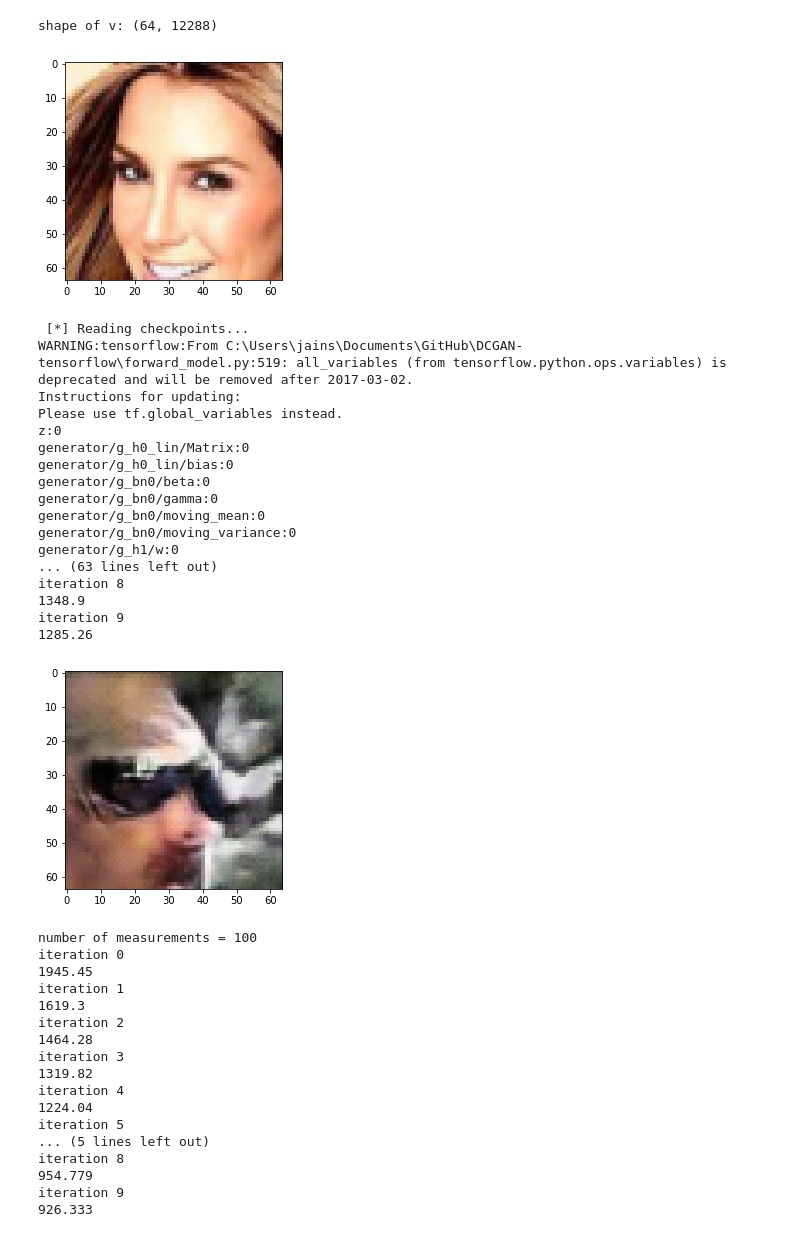
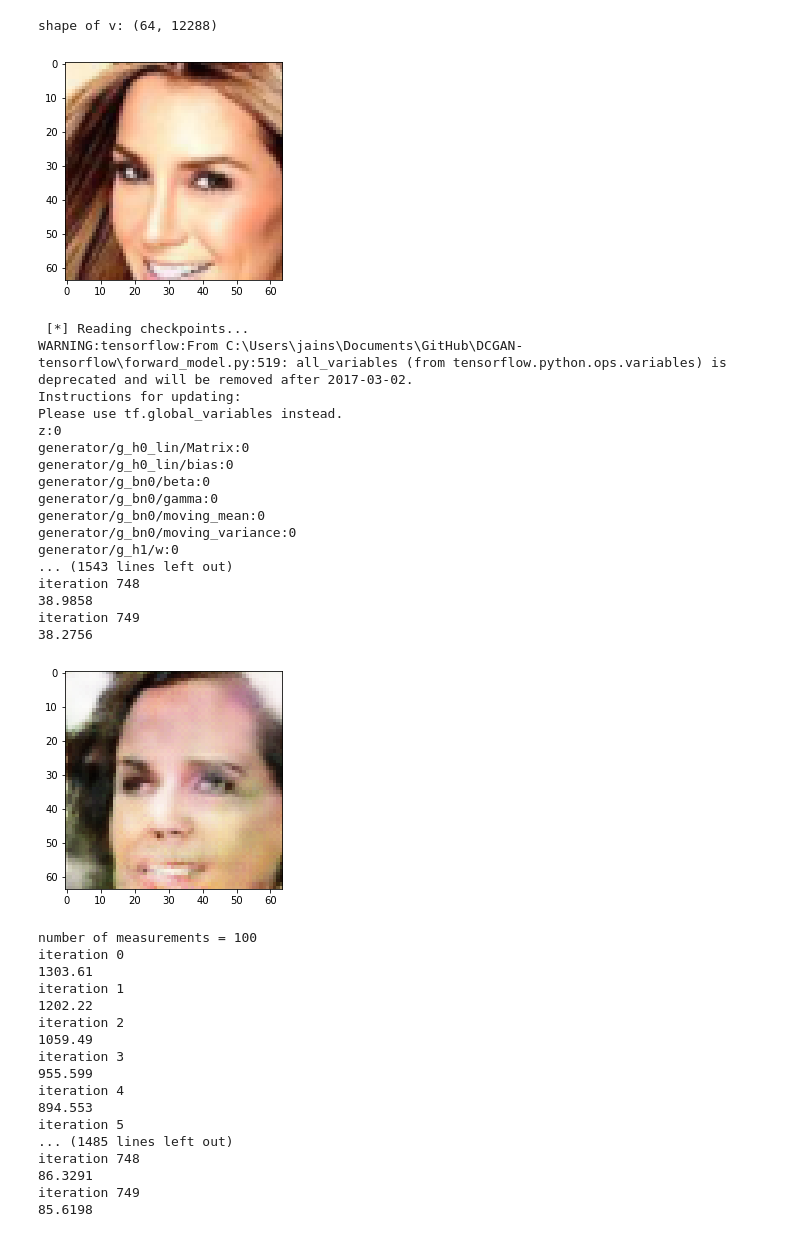
Before and after one commit to shloak/DCGAN-tensorflow, a Jupyter notebook: 2train_z.ipynb, the cells around one changed output. Saved outputs shown, nothing was run; the diff lists cells and outputs as text; code cells hidden in the pictures.

```diff
--- a/2train_z.ipynb
+++ b/2train_z.ipynb
@@ -174,8 +174,8 @@ ax2 = fig.add_subplot(122)
 ax2.imshow((b[chosen_image]+1.0)/2)
 plt.show()
 # %%
-possible_ms = [50, 100, 200, 500, 1000, 2500, 5000, 7500, 10000]
-num_iter = 1800
+possible_ms = [50, 100, 200, 500, 1000, 2500, 5000]#, 7500, 10000]
+num_iter = 750
 compressed_images = []
 
 plt.imshow((sample[0] + 1.0)/2.0)
@@ -226,53 +226,53 @@ with tf.Session() as sess:
         beta1_initializers = [var.initializer for var in tf.global_variables() if 'beta1_power' in var.name]
         beta2_initializers = [var.initializer for var in tf.global_variables() if 'beta2_power' in var.name]
 
         sess.run(opt_initializers)
         sess.run(beta1_initializers)
         sess.run(beta2_initializers)
 
 
         for i in range(num_iter):
             print('iteration {}'.format(count))
             a, closs, b = sess.run([z_optim, our_loss, dcgan.G],feed_dict={y_placeholder: y})
             count += 1
             print(closs)
         plt.imshow((b[0] + 1.0)/2.0)
         compressed_images.append(b)
         plt.show()
 # %% [output]
 [figure]
  [*] Reading checkpoints...
 WARNING:tensorflow:From C:\Users\jains\Documents\GitHub\DCGAN-tensorflow\forward_model.py:519: all_variables (from tensorflow.python.ops.variables) is deprecated and will be removed after 2017-03-02.
 Instructions for updating:
 Please use tf.global_variables instead.
 z:0
 generator/g_h0_lin/Matrix:0
 generator/g_h0_lin/bias:0
 generator/g_bn0/beta:0
 generator/g_bn0/gamma:0
 generator/g_bn0/moving_mean:0
 generator/g_bn0/moving_variance:0
 generator/g_h1/w:0
-... (63 lines left out)
-iteration 8
-1348.9
-iteration 9
-1285.26
+... (1543 lines left out)
+iteration 748
+38.9858
+iteration 749
+38.2756
-[figure, old version]
+[figure, new version]
 number of measurements = 100
 iteration 0
-1945.45
+1303.61
 iteration 1
-1619.3
+1202.22
 iteration 2
-1464.28
+1059.49
 iteration 3
-1319.82
+955.599
 iteration 4
-1224.04
+894.553
 iteration 5
-... (5 lines left out)
-iteration 8
-954.779
-iteration 9
-926.333
+... (1485 lines left out)
+iteration 748
+86.3291
+iteration 749
+85.6198
```
Also changed, not shown: parts of 3 cells of this notebook.
